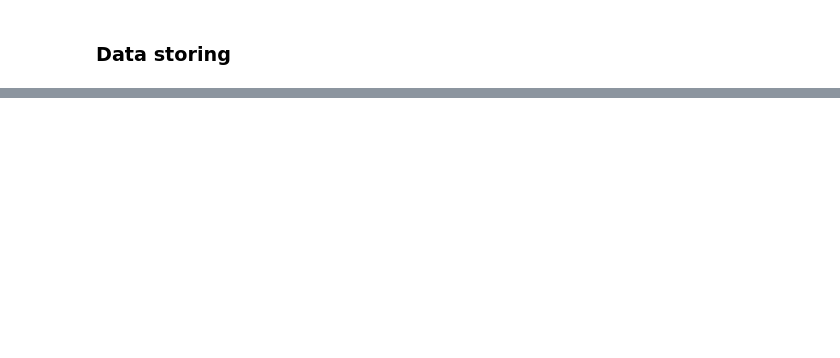
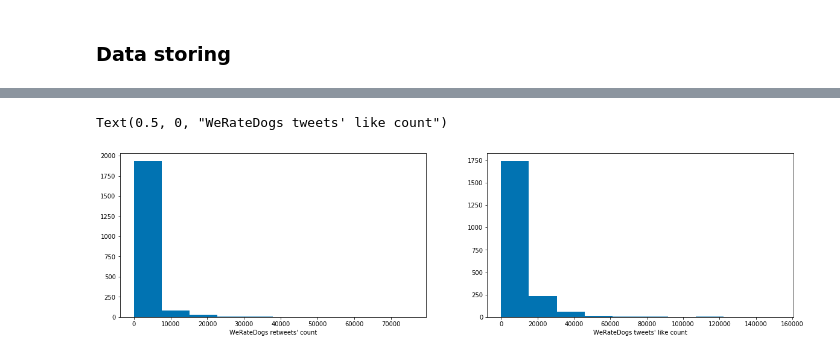
Before and after one commit to pamely/data-wrangling, a Jupyter notebook: src/wrangle_act.ipynb, the cells around one changed output, grey strips where cells are left out. Drawn from its saved outputs; the diff is of its cells as text; code cells hidden in the pictures; blank space fills up the shorter version.

```diff
--- a/src/wrangle_act.ipynb
+++ b/src/wrangle_act.ipynb
@@ -1038,0 +1233,21 @@ archive_clean.to_csv('../data/twitter_archive_master.csv')
+# %%
+# plot histograms of retweet count and favorite count
+
+# set fig size
+
+plt.figure(figsize = [20, 5])
+#color
+base_color = sns.color_palette("colorblind")[0]
+
+# retweet count plot
+plt.subplot(1, 2, 1)
+plt.hist(data=archive_clean, x='retweet_count', color=base_color);
+plt.xlabel('WeRateDogs retweets\' count')
+
+# favorite count color
+plt.subplot(1, 2, 2)
+plt.hist(data=archive_clean, x='favorite_count', color=base_color);
+plt.xlabel('WeRateDogs tweets\' like count')
+# %% [output]
+Text(0.5, 0, "WeRateDogs tweets' like count")
+[figure, added]
```
Also changed, not shown: parts of 57 cells of this notebook, 3 other files.
